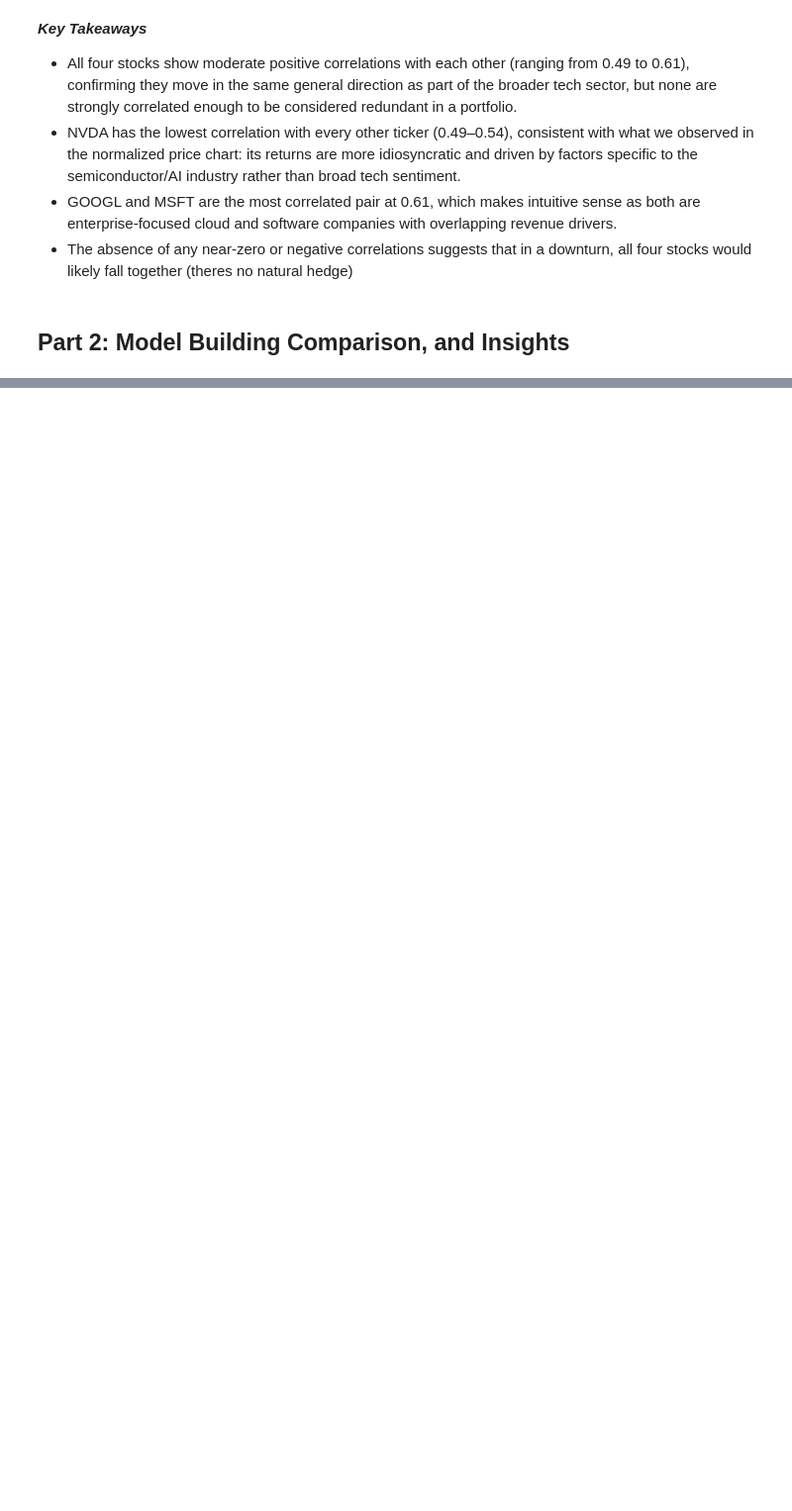
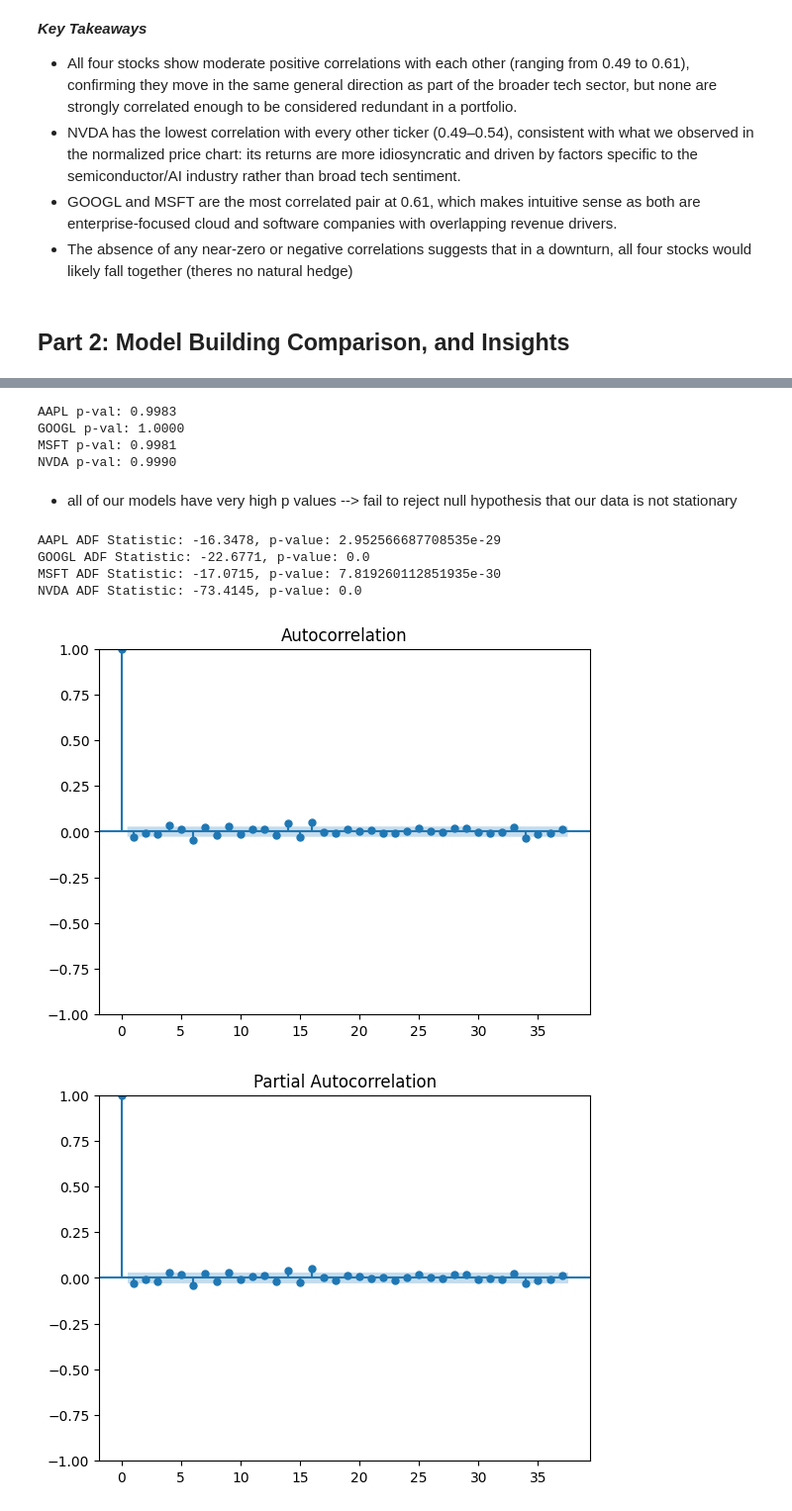
Before and after one commit to tosalam17/Quant-Time-Series-Project, a Jupyter notebook: quant-tsf.ipynb, the cells around one changed output, grey strips where cells are left out. Shown at 99% size. Cells and saved outputs as stored; diff of their text form; code cells hidden in the pictures; blank space fills up the shorter version.

```diff
--- a/quant-tsf.ipynb
+++ b/quant-tsf.ipynb
@@ -314,0 +346,36 @@ from neuralforecast.losses.pytorch import MAE
+# %%
+for tick in tickers:
+    series = arima_tsf["Close"][tick]
+    print(f'{tick} p-val: {adfuller(series)[1]:.4f}')
+# %% [output]
+AAPL p-val: 0.9983
+GOOGL p-val: 1.0000
+MSFT p-val: 0.9981
+NVDA p-val: 0.9990
+# %% [markdown]
+* all of our models have very high p values --> fail to reject null hypothesis that our data is not stationary
+# %%
+#to actually transform our data, lets use the log returns
+arima_data = {}
+for tick in tickers:
+    series = np.log(tsf_data['Close'][tick] / tsf_data['Close'][tick].shift(1)).dropna()
+    series.index = pd.DatetimeIndex(series.index)
+    series = series.asfreq('B', fill_value=0)
+    arima_data[tick] = series
+    result = adfuller(arima_data[tick])
+    print(f'{tick} ADF Statistic: {result[0]:.4f}, p-value: {result[1]}') #the more negative the statistic, the more starionary
+# %% [output]
+AAPL ADF Statistic: -16.3478, p-value: 2.952566687708535e-29
+GOOGL ADF Statistic: -22.6771, p-value: 0.0
+MSFT ADF Statistic: -17.0715, p-value: 7.819260112851935e-30
+NVDA ADF Statistic: -73.4145, p-value: 0.0
+# %%
+stat_acf_plots = {}
+stat_pacf_plots = {}
+for tick in tickers:
+    series = arima_data[tick]
+    stat_acf_plots[tick] = plot_acf(series)
+    stat_pacf_plots[tick] = plot_pacf(series)
+# %% [output]
+[figure, added]
+[figure, added]
```
Also changed, not shown: parts of 14 cells of this notebook.
